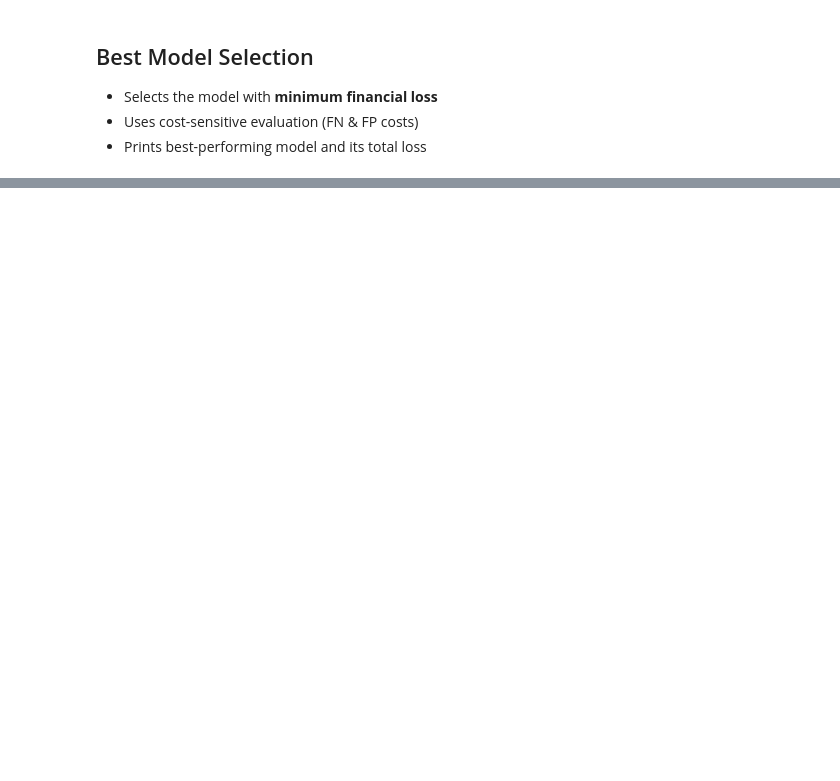
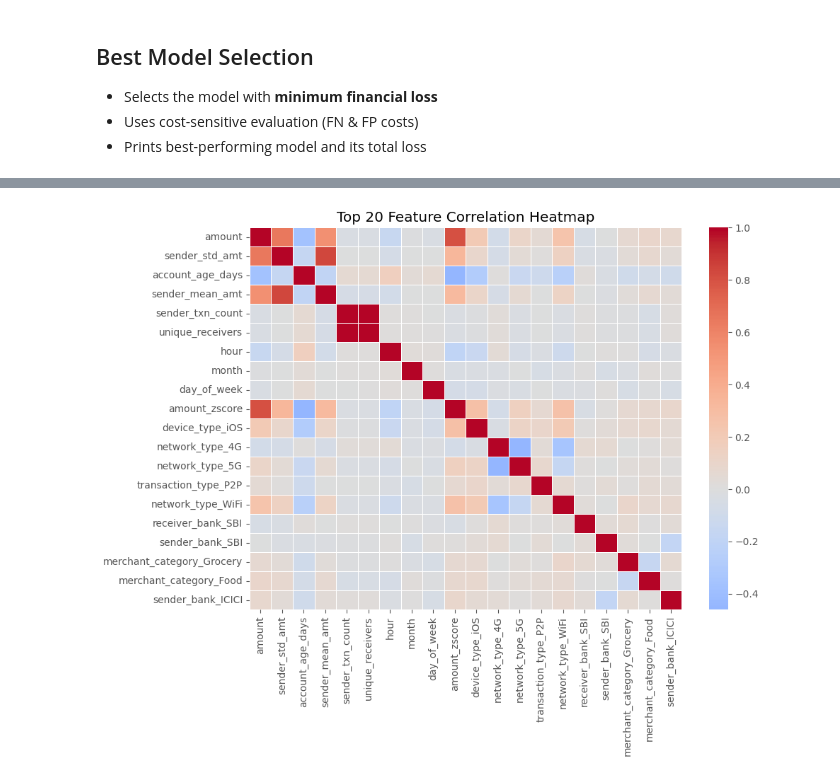
Before and after one commit to smrutiranjanbhuyan/upi-guard, a Jupyter notebook: src/upi_fraud_detection_pipeline.ipynb, the cells around one changed output, grey strips where cells are left out. Saved outputs shown, nothing was run; the diff lists cells and outputs as text; code cells hidden in the pictures; blank space fills up the shorter version.

```diff
--- a/src/upi_fraud_detection_pipeline.ipynb
+++ b/src/upi_fraud_detection_pipeline.ipynb
@@ -291,0 +298,18 @@ Loss: 183800
+# %%
+# Select top 20 features by variance
+top_features = X_train.var().sort_values(ascending=False).head(20).index
+corr_matrix = X_train[top_features].corr()
+
+plt.figure(figsize=(10, 8))
+sns.heatmap(
+    corr_matrix,
+    cmap="coolwarm",
+    center=0,
+    linewidths=0.5
+)
+
+plt.title("Top 20 Feature Correlation Heatmap")
+plt.tight_layout()
+plt.show()
+# %% [output]
+[figure, added]
```
Also changed, not shown: parts of 10 cells of this notebook, 2 other files.
